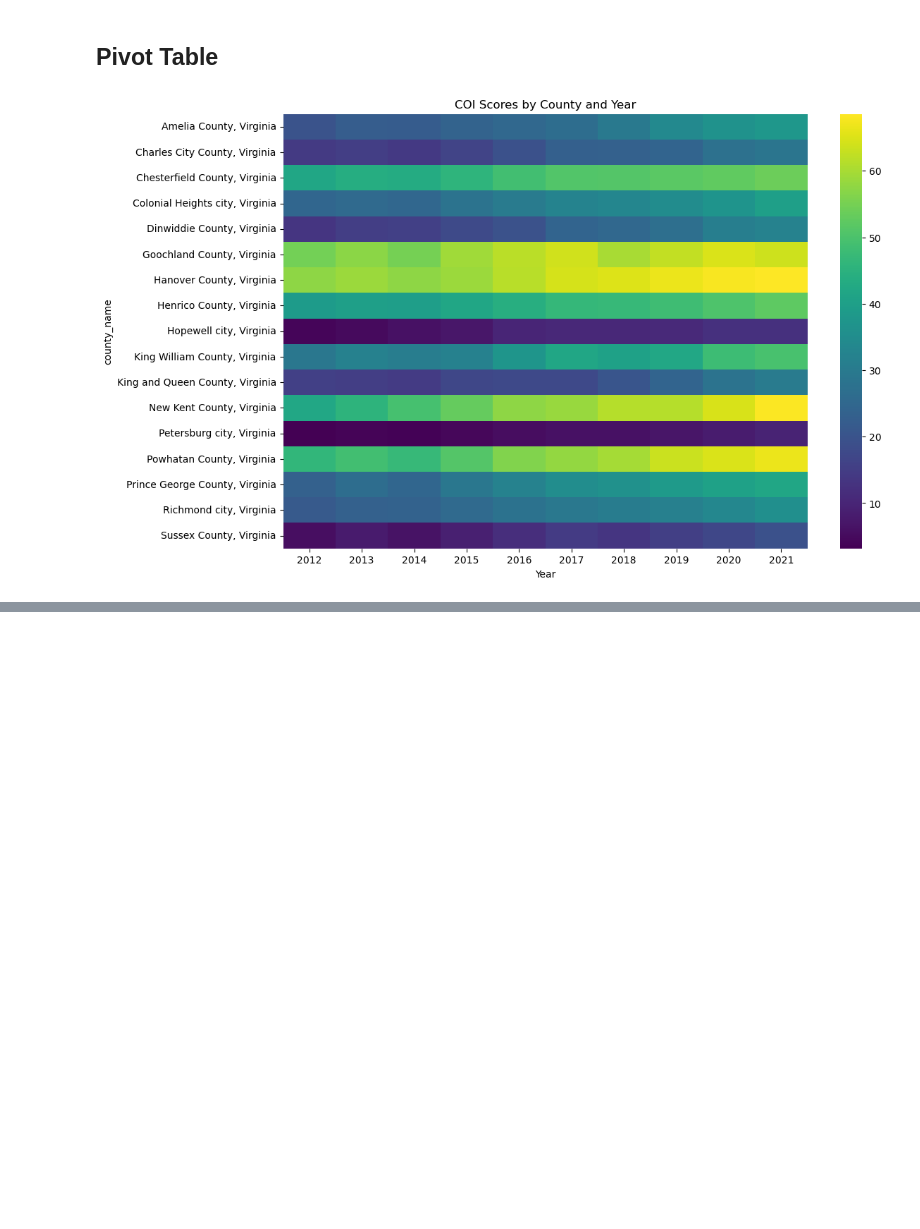
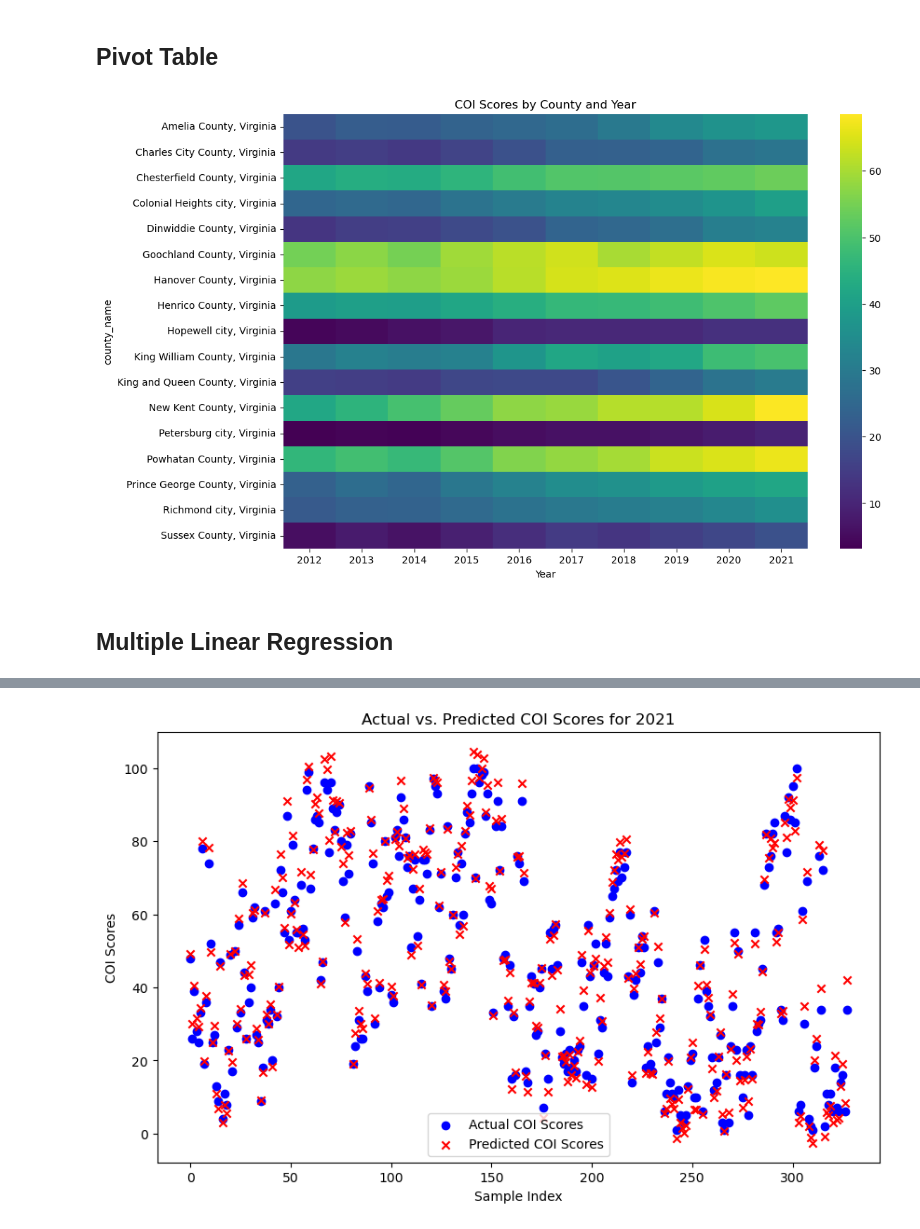
Before and after one commit to ElliotRoosevelt/DS4002Project2, a Jupyter notebook: Scripts/Richmond_COI_Inequality.ipynb, the cells around one changed output, grey strips where cells are left out. Cells and saved outputs as stored; diff of their text form; code cells hidden in the pictures; blank space fills up the shorter version.

```diff
--- a/Scripts/Richmond_COI_Inequality.ipynb
+++ b/Scripts/Richmond_COI_Inequality.ipynb
@@ -108,3 +108,75 @@ plt.title("COI Scores by County and Year")
 plt.show()
 # %% [output]
 [figure]
+# %% [markdown]
+## Multiple Linear Regression
+# %%
+# Import necessary libraries
+import pandas as pd
+import statsmodels.api as sm
+from sklearn.metrics import mean_squared_error, r2_score
+import matplotlib.pyplot as plt
+
+# Drop rows with missing values in any of the required columns
+required_columns = ['Year', 'White', 'Education_Score_Metro', 'HealthEnviro_Score_Metro', 'SocialEconomic_Score_Metro', 'COI_Scores_Metro']
+COI_df_clean = COI_df.dropna(subset=required_columns)
+
+# Step 1: Filter the data
+# Training data: all records from 2012 to 2020
+train_df = COI_df_clean[COI_df_clean['Year'] < 2021]
+
+# Test data: records from 2021
+test_df = COI_df_clean[COI_df_clean['Year'] == 2021]
+
+# Step 2: Define features and target variable
+features = ['White', 'Education_Score_Metro', 'HealthEnviro_Score_Metro', 'SocialEconomic_Score_Metro']
+target = 'COI_Scores_Metro'
+
+# Extract the feature matrix (X) and target vector (y) for training
+X_train = train_df[features]
+y_train = train_df[target]
+
+# Extract the feature matrix and target vector for the 2021 test set
+X_test = test_df[features]
+y_test = test_df[target]
+
+# Step 3: Fit the Multiple Regression Model using statsmodels
+# Add a constant term to include an intercept in the model
+X_train_sm = sm.add_constant(X_train)
+
+# Fit the OLS (Ordinary Least Squares) regression model
+model_sm = sm.OLS(y_train, X_train_sm).fit()
+
+# Print the summary which includes:
+print(model_sm.summary())
+
+# Step 5: Use the Model to Predict 2021 COI Scores
+# Add constant to test features as well
+X_test_sm = sm.add_constant(X_test)
+y_pred_sm = model_sm.predict(X_test_sm)
+
+# Step 6: Evaluate the Model on the 2021 Data
+mse = mean_squared_error(y_test, y_pred_sm)
+r2 = r2_score(y_test, y_pred_sm)
+
+print("\nMean Squared Error on 2021 data:", mse)
+print("R-squared on 2021 data:", r2)
+
+# Step 7: Compare Actual vs Predicted Values for 2021
+comparison_df = test_df[['Year', target]].copy()
+comparison_df['Predicted_COI_Scores'] = y_pred_sm
+comparison_df['Prediction_Error'] = comparison_df['Predicted_COI_Scores'] - comparison_df[target]
+
+print("\nComparison of Actual and Predicted COI Scores for 2021:")
+print(comparison_df)
+
+# Step 8: Visualization
+plt.figure(figsize=(10, 6))
+plt.scatter(range(len(y_test)), y_test, color='blue', label='Actual COI Scores')
+plt.scatter(range(len(y_pred_sm)), y_pred_sm, color='red', marker='x', label='Predicted COI Scores')
+plt.title('Actual vs. Predicted COI Scores for 2021')
+plt.xlabel('Sample Index')
+plt.ylabel('COI Scores')
+plt.legend()
+plt.show()
+# %% [output]
@@ -110,0 +200 @@ plt.show()
+[figure, added]
```
Also changed, not shown: parts of 1 cell of this notebook.
